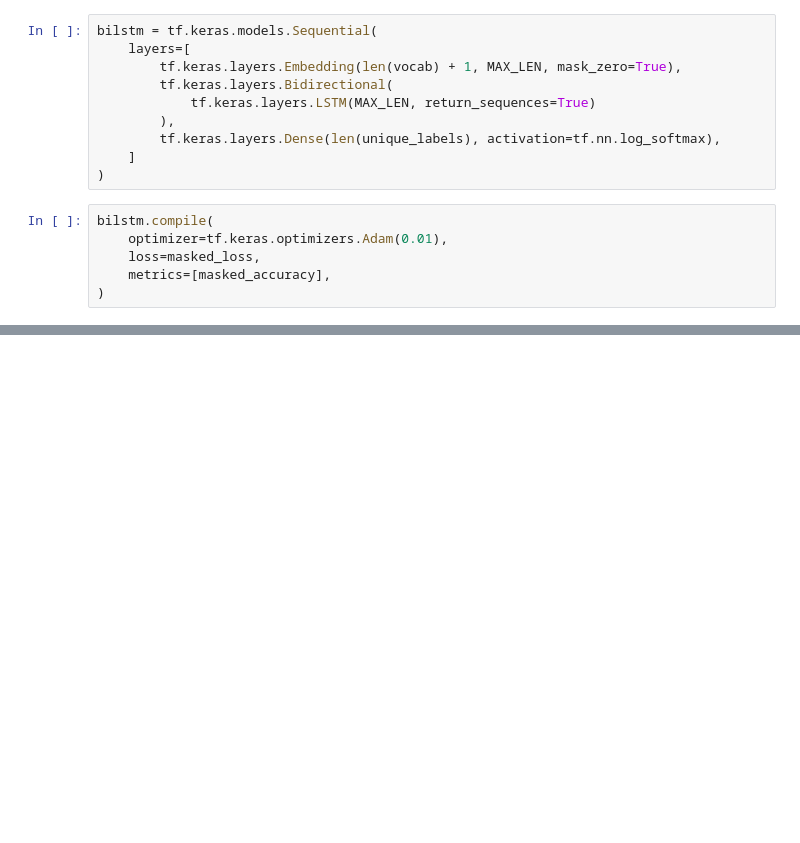
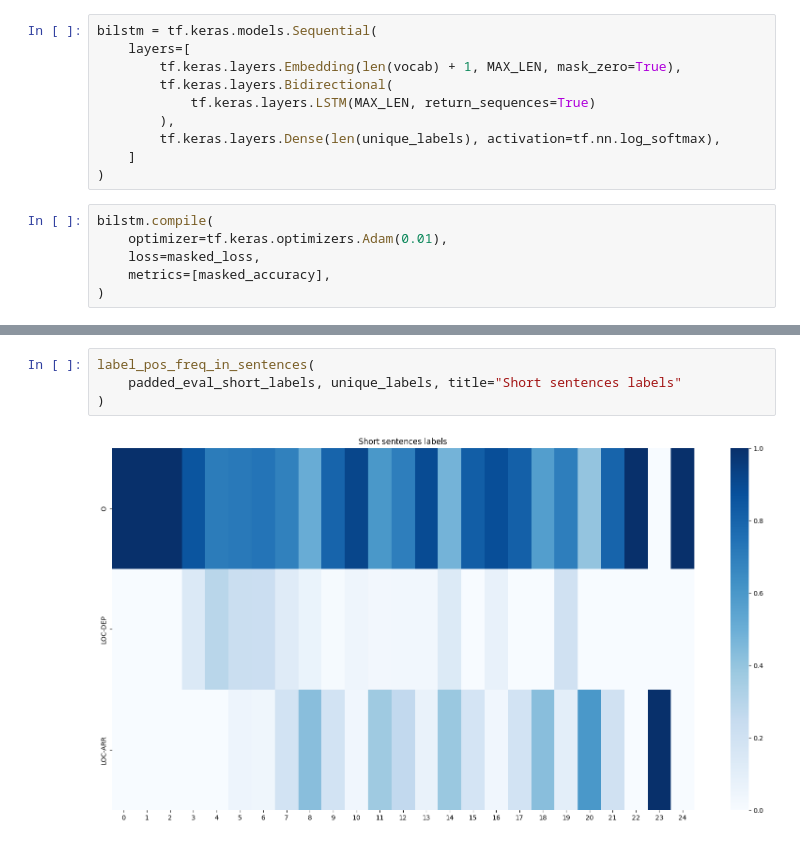
Before and after one commit to lucas066001/TravelOrderResolver, a Jupyter notebook: deepl_ner.ipynb, the cells around one changed output, grey strips where cells are left out. Saved outputs shown, nothing was run; the diff lists cells and outputs as text; blank space fills up the shorter version.

```diff
--- a/deepl_ner.ipynb
+++ b/deepl_ner.ipynb
@@ -737,0 +820,6 @@ array([[[ 0.0000000e+00, -1.8248991e+01, -2.0718296e+01],
+# %%
+label_pos_freq_in_sentences(
+    padded_eval_short_labels, unique_labels, title="Short sentences labels"
+)
+# %% [output]
+[figure, added]
```
Also changed, not shown: parts of 24 cells of this notebook.
